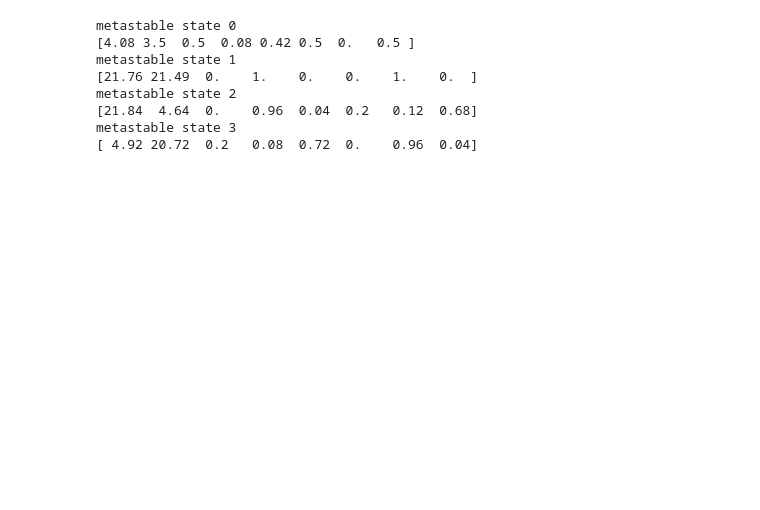
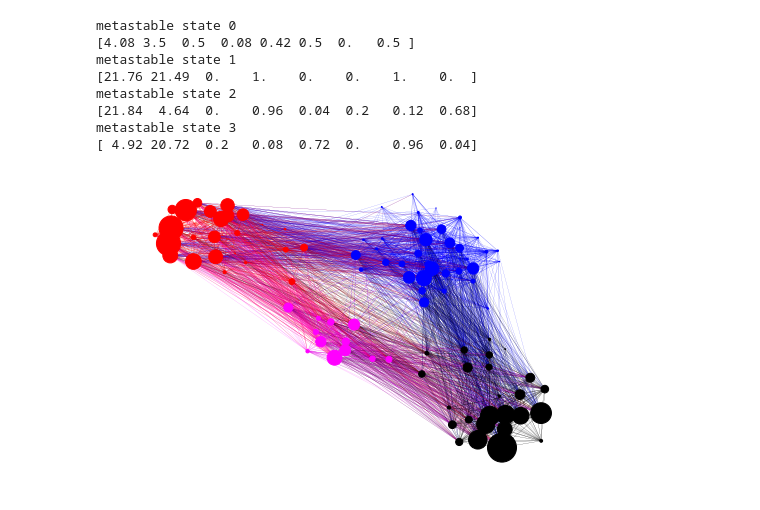
Before and after one commit to ASinanSaglam/WESTPA_Workshop_2018_Saglam, a Jupyter notebook: analysis/analysis_test.ipynb, the cells around one changed output. Drawn from its saved outputs; the diff is of its cells as text; code cells hidden in the pictures; blank space fills up the shorter version.

```diff
--- a/analysis/analysis_test.ipynb
+++ b/analysis/analysis_test.ipynb
@@ -210,0 +208,23 @@ metastable state 3
+# %%
+# Start with full network
+state_colors = {0: "#FF00FF", 1: "#0000FF", 2: "#FF0000", 3: "#000000"}
+FG = nx.DiGraph()
+tm = pcca.transition_matrix
+edge_sizes = pcca.transition_matrix
+node_sizes = pcca.stationary_probability
+# building network
+for i in range(tm.shape[0]):
+    if node_sizes[i] > 0:
+        FG.add_node(i, weight=float(node_sizes[i]))
+for i in range(tm.shape[0]):
+    for j in range(tm.shape[1]):
+        if i != j:
+            if edge_sizes[i][j] > 1e-3:
+                FG.add_edge(i, j, weight=float(edge_sizes[i][j]))
+nx.draw(FG, pos=nx.spring_layout(FG, k=0.1),
+            node_color=[state_colors[mstable_assign[i]] for i in FG.nodes()], node_size=[i*10000 for i in node_sizes],
+            edge_color=[state_colors[mstable_assign[i[0]]] for i in FG.edges()], width=0.1, arrows=False)
+plt.show()
+plt.close()
+# %% [output]
+[figure, added]
```
Also changed, not shown: parts of 11 cells of this notebook.
